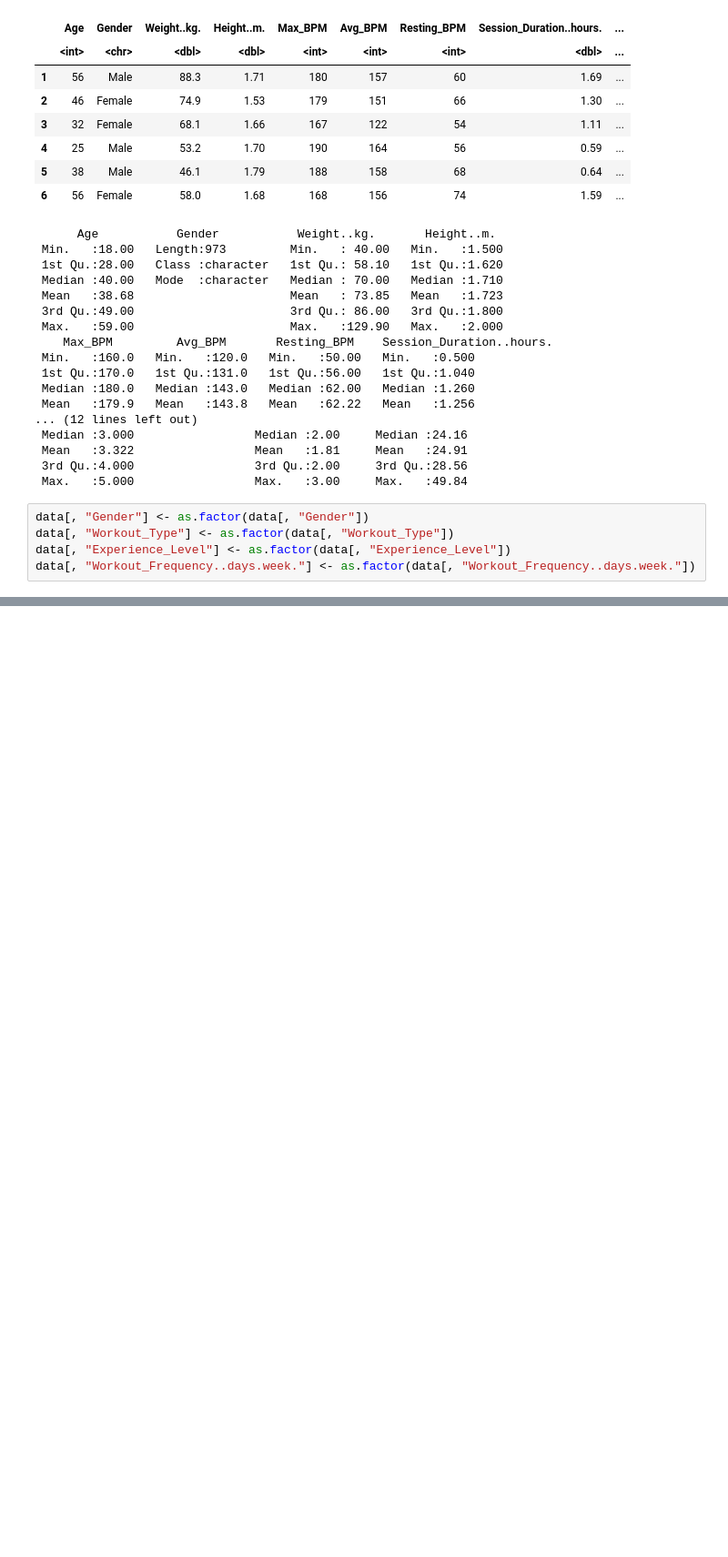
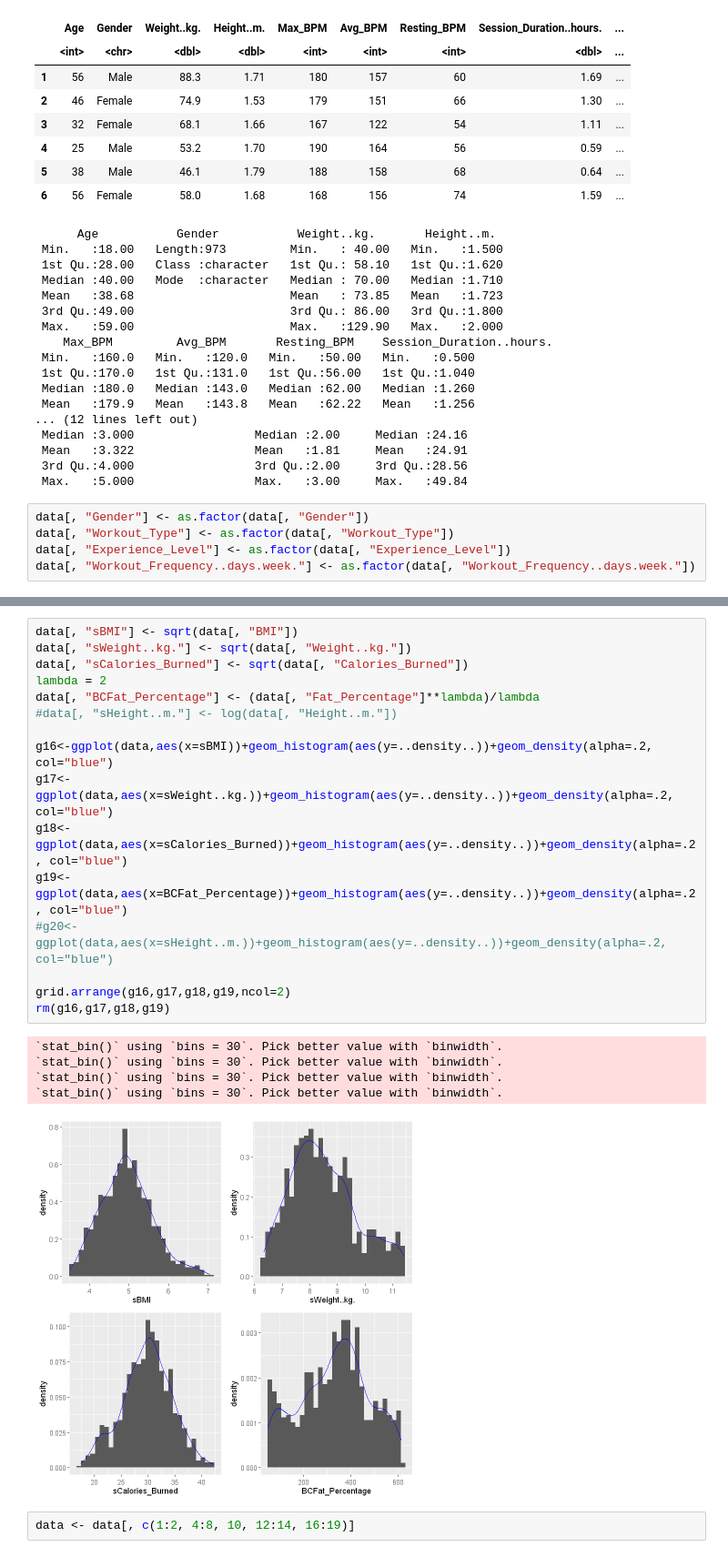
Before and after one commit to Edgar-Neboit/Projet_ML, a Jupyter notebook: Projet_ML_R.ipynb, the cells around one changed output, grey strips where cells are left out. Shown: that part at 91% size. Drawn from its saved outputs; the diff is of its cells as text; blank space fills up the shorter version.

```diff
--- a/Projet_ML_R.ipynb
+++ b/Projet_ML_R.ipynb
@@ -112,0 +130,24 @@ rm(g1,g3,g4,g5,g6,g7,g8,g9,g11,g12,g15)
+# %%
+data[, "sBMI"] <- sqrt(data[, "BMI"])
+data[, "sWeight..kg."] <- sqrt(data[, "Weight..kg."])
+data[, "sCalories_Burned"] <- sqrt(data[, "Calories_Burned"])
+lambda = 2
+data[, "BCFat_Percentage"] <- (data[, "Fat_Percentage"]**lambda)/lambda
+#data[, "sHeight..m."] <- log(data[, "Height..m."])
+
+g16<-ggplot(data,aes(x=sBMI))+geom_histogram(aes(y=..density..))+geom_density(alpha=.2, col="blue")
+g17<-ggplot(data,aes(x=sWeight..kg.))+geom_histogram(aes(y=..density..))+geom_density(alpha=.2, col="blue")
+g18<-ggplot(data,aes(x=sCalories_Burned))+geom_histogram(aes(y=..density..))+geom_density(alpha=.2, col="blue")
+g19<-ggplot(data,aes(x=BCFat_Percentage))+geom_histogram(aes(y=..density..))+geom_density(alpha=.2, col="blue")
+#g20<-ggplot(data,aes(x=sHeight..m.))+geom_histogram(aes(y=..density..))+geom_density(alpha=.2, col="blue")
+
+grid.arrange(g16,g17,g18,g19,ncol=2)
+rm(g16,g17,g18,g19)
+# %% [output]
+`stat_bin()` using `bins = 30`. Pick better value with `binwidth`.
+`stat_bin()` using `bins = 30`. Pick better value with `binwidth`.
+`stat_bin()` using `bins = 30`. Pick better value with `binwidth`.
+`stat_bin()` using `bins = 30`. Pick better value with `binwidth`.
+[figure, added]
+# %%
+data <- data[, c(1:2, 4:8, 10, 12:14, 16:19)]
```
Also changed, not shown: parts of 6 cells of this notebook.
